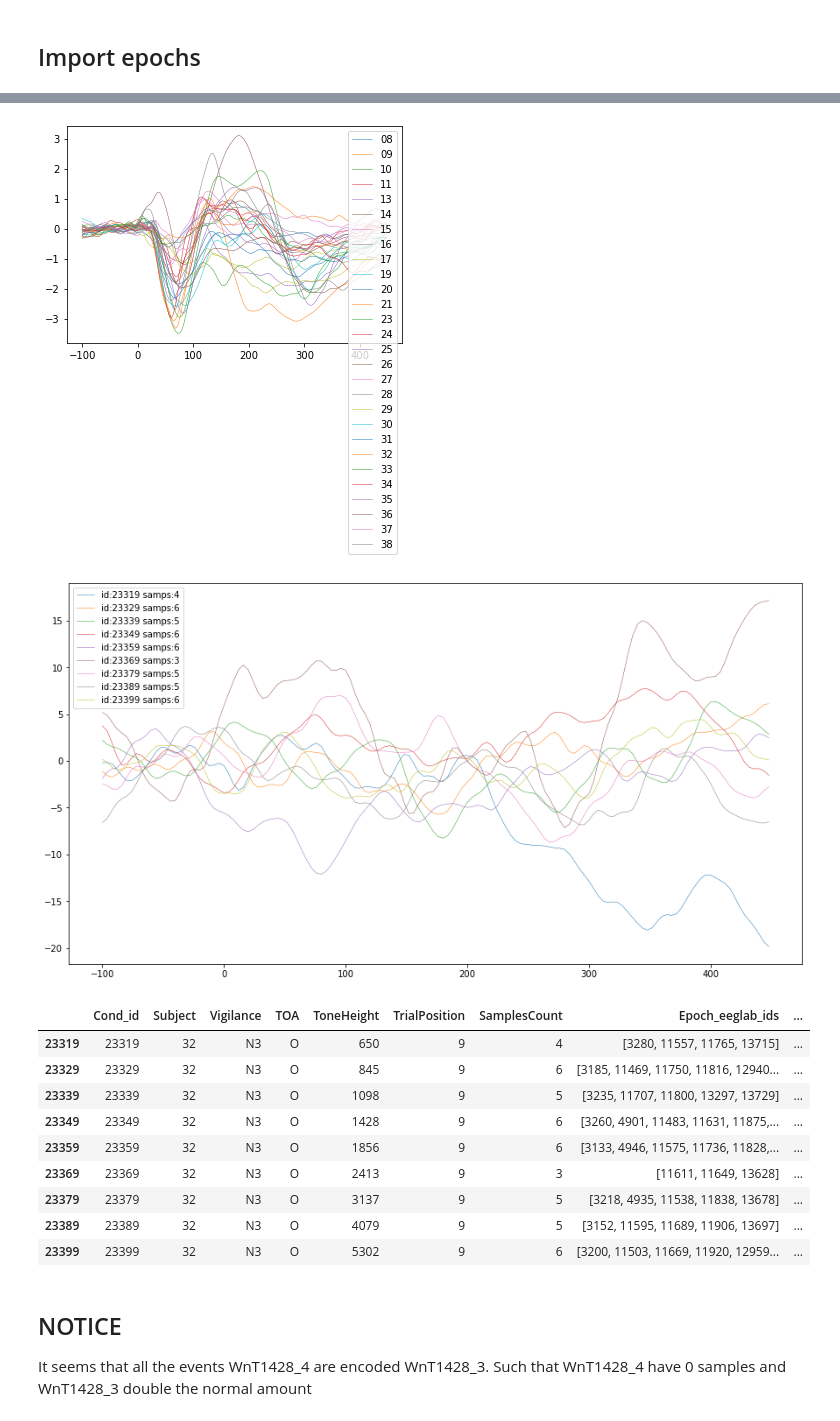
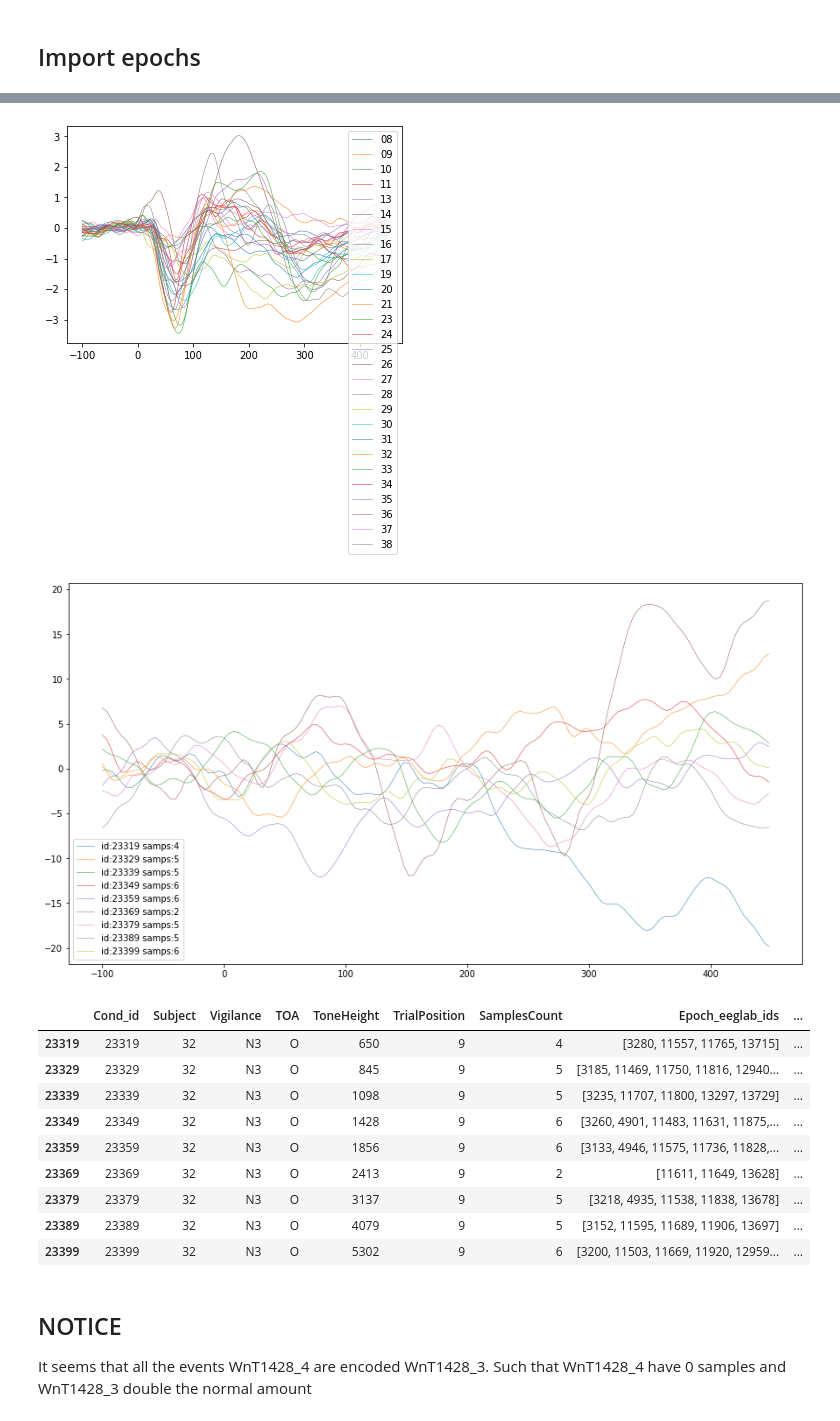
Before and after one commit to YakimS/PE_Omission-Anat, a Jupyter notebook: Indi_subs_checks.ipynb, the cells around one changed output, grey strips where cells are left out. Drawn from its saved outputs; the diff is of its cells as text; code cells hidden in the pictures.

Commit message:
- Auxilary common class   - erp cluster permutation per subject

```diff
--- a/Indi_subs_checks.ipynb
+++ b/Indi_subs_checks.ipynb
@@ -21,3 +18,12 @@ times = cfg['times']
+# %%
+import_path = f'{epochs_dir}\\{import_type}{trial_exclution_str}.pkl'
+aux = AuxFuncs(import_path)
+
+allEpochs_perCond = aux.allEpochs_condIdDict
+allEvents_df = aux.allEvents_df
+c = aux.config
+times = c['times']
+time0_i = c['time0_i']
 # %%
 print(allEpochs_perCond['0'].shape)
 allEvents_df
@@ -84,37 +63,38 @@ display(conds_df)
 # %%
 ## plot all subs in a condition
-for sub in cfg['subs']:
-    conds_df, evoked_mat  = getEvokedPerCondAndElectd({'Subject':sub, 'Vigilance':'Wn','TOA_cond':'T'},type='array')
+for sub in c['subs']:
+    conds_df, evoked_mat = aux.getEvokedPerCondAndElectd({'Subject':sub, 'Vigilance':'Wn','TOA_cond':'T'},allEvents_df,allEpochs_perCond,c['times'],outputType='array')
     mean_elect_epochs = np.nanmean(evoked_mat,axis=(0,1))
     plt.plot(times,mean_elect_epochs,label=sub,linewidth=0.5)
 plt.legend()
 plt.show()
 # %% [output]
-[figure, old version]
+[figure, new version]
 # %%
 ## plot all trials in cond
 %matplotlib inline
 #%matplotlib qt
-df, epochs = getEvokedPerCondAndElectd({'Subject':'32'
+df, epochs = aux.getEvokedPerCondAndElectd({'Subject':'32'
                                 ,'Vigilance':'N3'
                                 ,'TOA_cond':'Fixed',
-                                 },type='array')
+                                 },allEvents_df,allEpochs_perCond,c['times'],outputType='array')
+
 labels = [f"id:{x} samps:{y}" for x,y in zip (df.Cond_id, df.SamplesCount)]
 plt.figure(figsize=(15,8))
 plt.plot(times,epochs[:,0,:].T,linewidth=0.5,label=labels)
 plt.legend()
 plt.show()
 display(df)
 df.to_excel(f'condDf__sub-32_vigi-N3_TOA-Rand.xlsx')
 # %% [output]
-[figure, old version]
+[figure, new version]
 |  | Cond_id | Subject | Vigilance | TOA | ToneHeight | TrialPosition | SamplesCount | Epoch_eeglab_ids | ... |
 | 23319 | 23319 | 32 | N3 | O | 650 | 9 | 4 | [3280, 11557, 11765, 13715] | ... |
-| 23329 | 23329 | 32 | N3 | O | 845 | 9 | 6 | [3185, 11469, 11750, 11816, 12940... | ... |
+| 23329 | 23329 | 32 | N3 | O | 845 | 9 | 5 | [3185, 11469, 11750, 11816, 12940... | ... |
 | 23339 | 23339 | 32 | N3 | O | 1098 | 9 | 5 | [3235, 11707, 11800, 13297, 13729] | ... |
 | 23349 | 23349 | 32 | N3 | O | 1428 | 9 | 6 | [3260, 4901, 11483, 11631, 11875,... | ... |
 | 23359 | 23359 | 32 | N3 | O | 1856 | 9 | 6 | [3133, 4946, 11575, 11736, 11828,... | ... |
-| 23369 | 23369 | 32 | N3 | O | 2413 | 9 | 3 | [11611, 11649, 13628] | ... |
+| 23369 | 23369 | 32 | N3 | O | 2413 | 9 | 2 | [11611, 11649, 13628] | ... |
 | 23379 | 23379 | 32 | N3 | O | 3137 | 9 | 5 | [3218, 4935, 11538, 11838, 13678] | ... |
 | 23389 | 23389 | 32 | N3 | O | 4079 | 9 | 5 | [3152, 11595, 11689, 11906, 13697] | ... |
 | 23399 | 23399 | 32 | N3 | O | 5302 | 9 | 6 | [3200, 11503, 11669, 11920, 12959... | ... |
```
Also changed, not shown: parts of 10 cells of this notebook, 5 other files.
